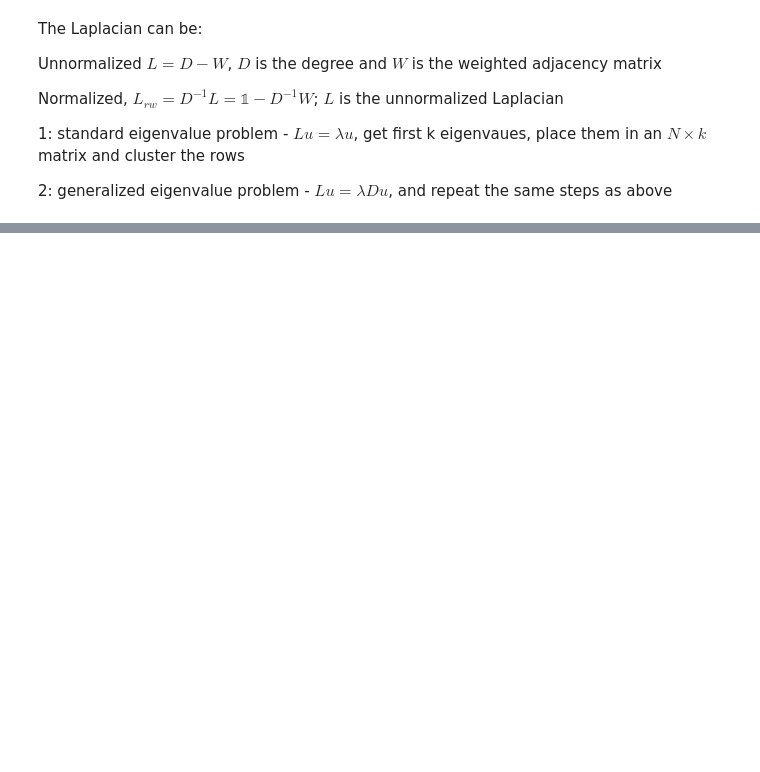
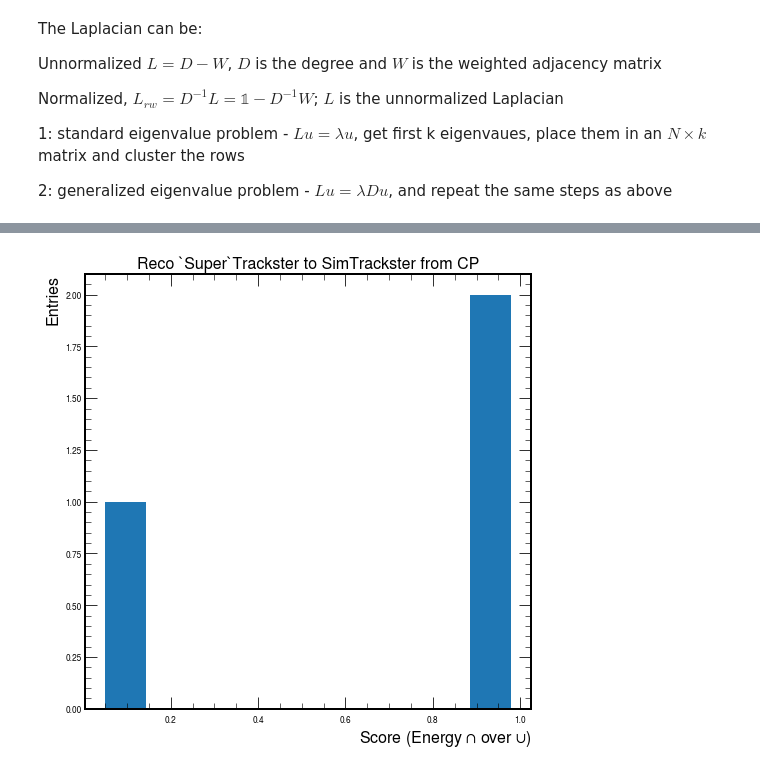
Before and after one commit to Abhirikshma/HackathonLinking, a Jupyter notebook: 3-Visualization.ipynb, the cells around one changed output, grey strips where cells are left out. Cells and saved outputs as stored; diff of their text form; code cells hidden in the pictures; blank space fills up the shorter version.

```diff
--- a/3-Visualization.ipynb
+++ b/3-Visualization.ipynb
@@ -543,0 +631,11 @@ for i, x_i in enumerate(x):
+# %%
+fig = plt.figure(figsize=(8, 8))
+ax = fig.add_subplot()
+ax.hist(reco_sim_scores)
+ax.set_xlabel(r"Score (Energy $\cap$ over $\cup$)", fontsize=16)
+ax.set_ylabel("Entries", fontsize=16)
+ax.set_title("Reco `Super`Trackster to SimTrackster from CP", fontsize=16)
+plt.show()
+#plt.savefig("scores_histogram.png")
+# %% [output]
+[figure, added]
```
Also changed, not shown: parts of 14 cells of this notebook, 1 other file.
